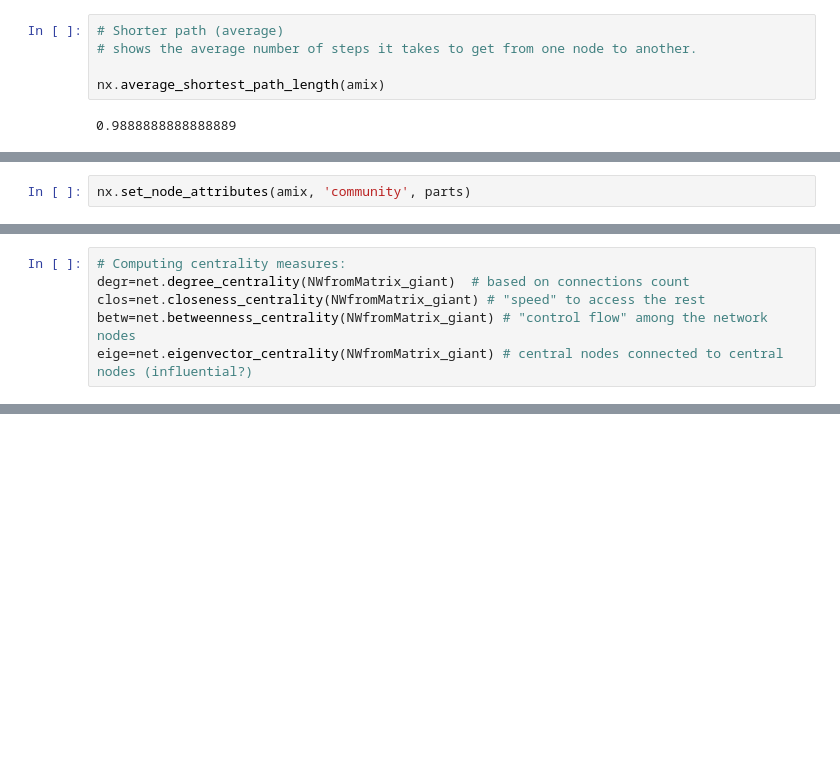
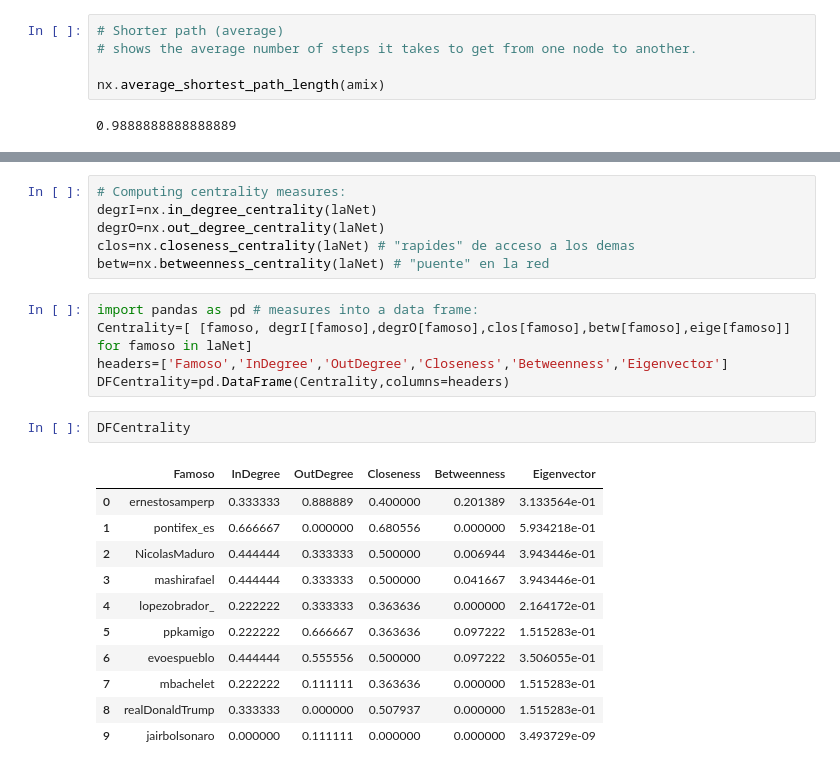
Before and after one commit to escuela-alacip/introPython, a Jupyter notebook: Parte5_P_RedesSociales.ipynb, the cells around one changed output, grey strips where cells are left out. Drawn from its saved outputs; the diff is of its cells as text; blank space fills up the shorter version.

```diff
--- a/Parte5_P_RedesSociales.ipynb
+++ b/Parte5_P_RedesSociales.ipynb
@@ -250,2 +163,0 @@ parts
-# %%
-nx.set_node_attributes(amix, 'community', parts)
@@ -300,6 +163,0 @@ nx.draw_networkx_nodes(amix,pos,nodelist=['realDonaldTrump'],node_size=2000,node
-# %%
-# Computing centrality measures:
-degr=net.degree_centrality(NWfromMatrix_giant)  # based on connections count
-clos=net.closeness_centrality(NWfromMatrix_giant) # "speed" to access the rest
-betw=net.betweenness_centrality(NWfromMatrix_giant) # "control flow" among the network nodes
-eige=net.eigenvector_centrality(NWfromMatrix_giant) # central nodes connected to central nodes (influential?)
@@ -393,3 +202,28 @@ with open('data/ElitePeru_att.csv', 'w') as fileNodeAttributes:
+# %%
+# Computing centrality measures:
+degrI=nx.in_degree_centrality(laNet)
+degrO=nx.out_degree_centrality(laNet)
+clos=nx.closeness_centrality(laNet) # "rapides" de acceso a los demas
+betw=nx.betweenness_centrality(laNet) # "puente" en la red
+# %%
+import pandas as pd # measures into a data frame:
+Centrality=[ [famoso, degrI[famoso],degrO[famoso],clos[famoso],betw[famoso],eige[famoso]] for famoso in laNet]
+headers=['Famoso','InDegree','OutDegree','Closeness','Betweenness','Eigenvector']
+DFCentrality=pd.DataFrame(Centrality,columns=headers)
+# %%
+DFCentrality
+# %% [output]
+|  | Famoso | InDegree | OutDegree | Closeness | Betweenness | Eigenvector |
+| 0 | ernestosamperp | 0.333333 | 0.888889 | 0.400000 | 0.201389 | 3.133564e-01 |
+| 1 | pontifex_es | 0.666667 | 0.000000 | 0.680556 | 0.000000 | 5.934218e-01 |
+| 2 | NicolasMaduro | 0.444444 | 0.333333 | 0.500000 | 0.006944 | 3.943446e-01 |
+| 3 | mashirafael | 0.444444 | 0.333333 | 0.500000 | 0.041667 | 3.943446e-01 |
+| 4 | lopezobrador_ | 0.222222 | 0.333333 | 0.363636 | 0.000000 | 2.164172e-01 |
+| 5 | ppkamigo | 0.222222 | 0.666667 | 0.363636 | 0.097222 | 1.515283e-01 |
+| 6 | evoespueblo | 0.444444 | 0.555556 | 0.500000 | 0.097222 | 3.506055e-01 |
+| 7 | mbachelet | 0.222222 | 0.111111 | 0.363636 | 0.000000 | 1.515283e-01 |
+| 8 | realDonaldTrump | 0.333333 | 0.000000 | 0.507937 | 0.000000 | 1.515283e-01 |
+| 9 | jairbolsonaro | 0.000000 | 0.111111 | 0.000000 | 0.000000 | 3.493729e-09 |
 # %% [markdown]
 _____
 
```
Also changed, not shown: parts of 66 cells of this notebook.
